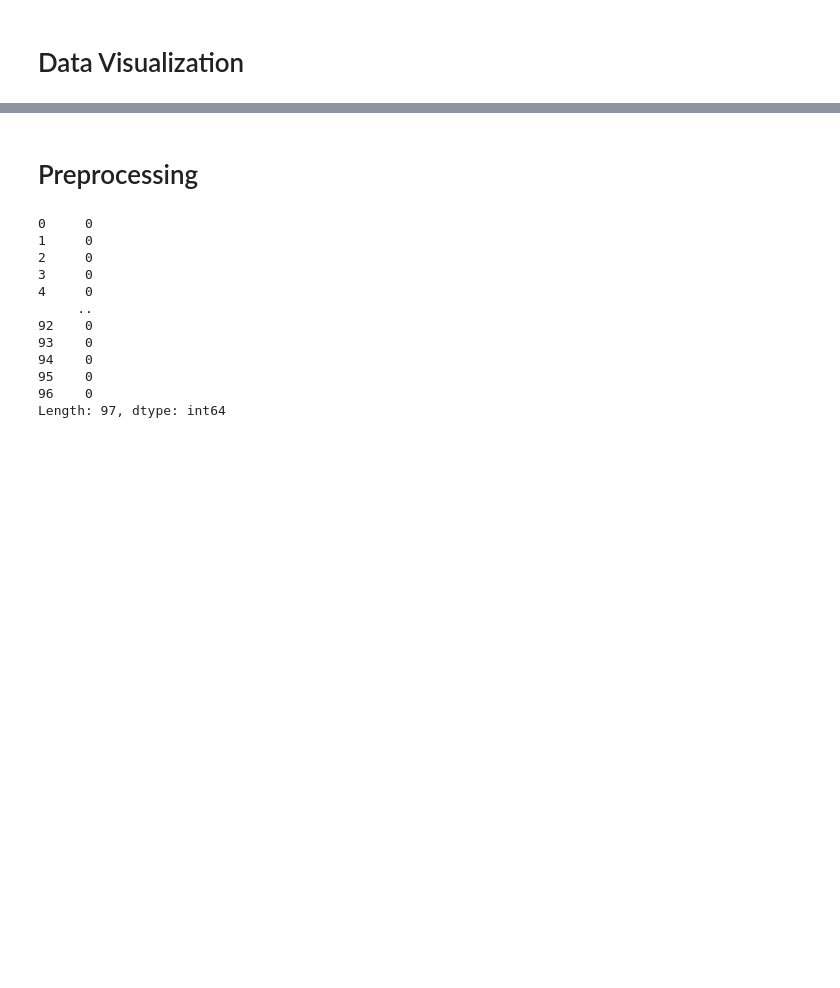
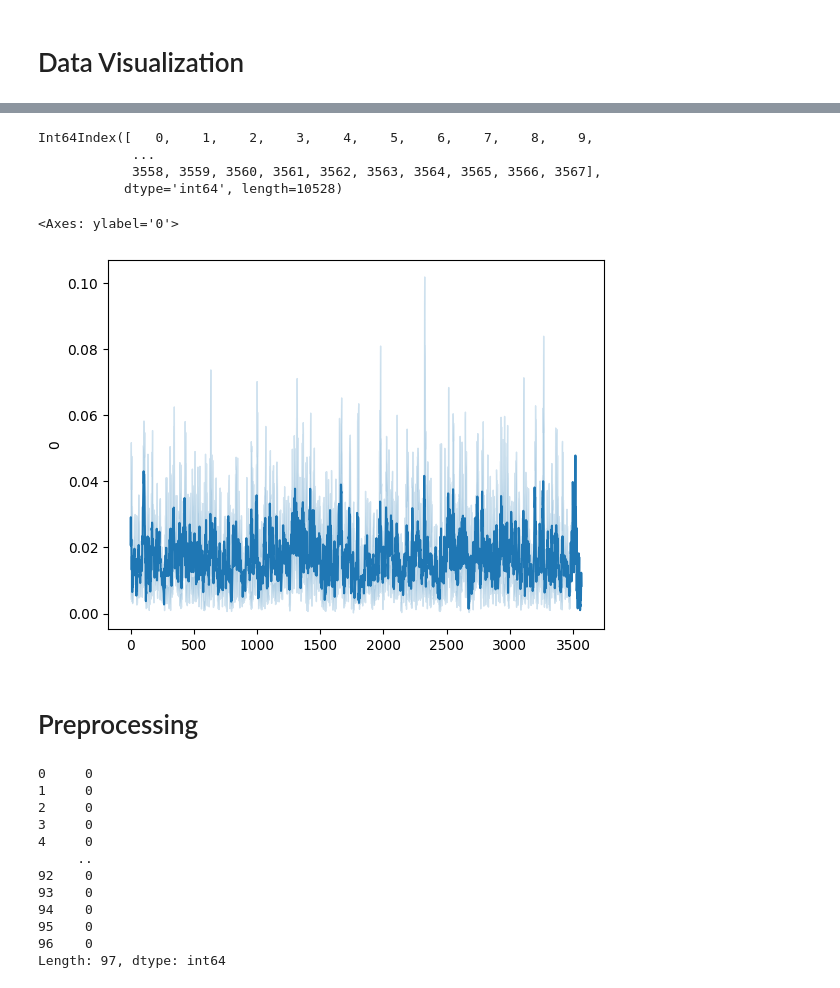
Before and after one commit to nsandlin1/EEG_Mining, a Jupyter notebook: EEG_Mining_Colab.ipynb, the cells around one changed output, grey strips where cells are left out. Cells and saved outputs as stored; diff of their text form; code cells hidden in the pictures; blank space fills up the shorter version.

```diff
--- a/EEG_Mining_Colab.ipynb
+++ b/EEG_Mining_Colab.ipynb
@@ -59,3 +91,13 @@ sns.boxplot(data=train_subject1_psd01, x=0)
+# %%
+# print distribution of the first attribute accross all measurements (rows)
+sns.lineplot(data=train_subject1, x=train_subject1.index, y=train_subject1[0])
+# %% [output]
+Int64Index([   0,    1,    2,    3,    4,    5,    6,    7,    8,    9,
+            ...
+            3558, 3559, 3560, 3561, 3562, 3563, 3564, 3565, 3566, 3567],
+           dtype='int64', length=10528)
+<Axes: ylabel='0'>
+[figure, added]
 # %% [markdown]
 # Preprocessing
 # %%
```
Also changed, not shown: parts of 10 cells of this notebook.
